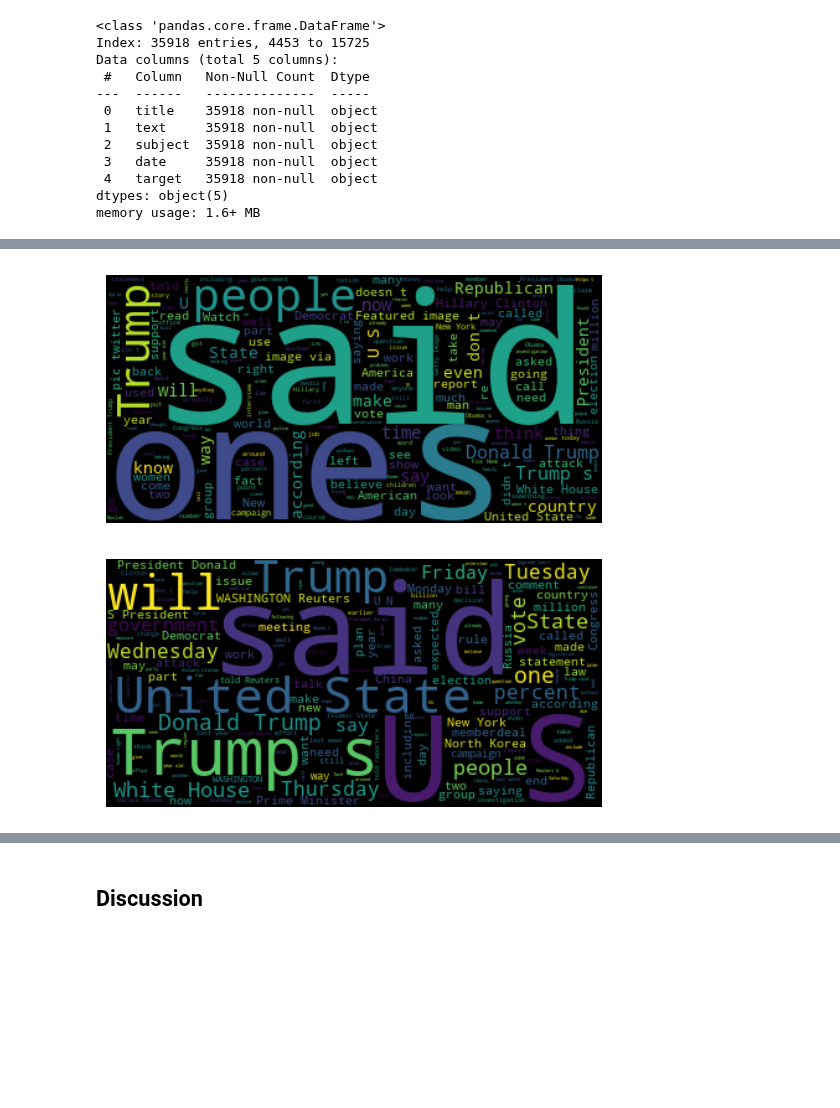
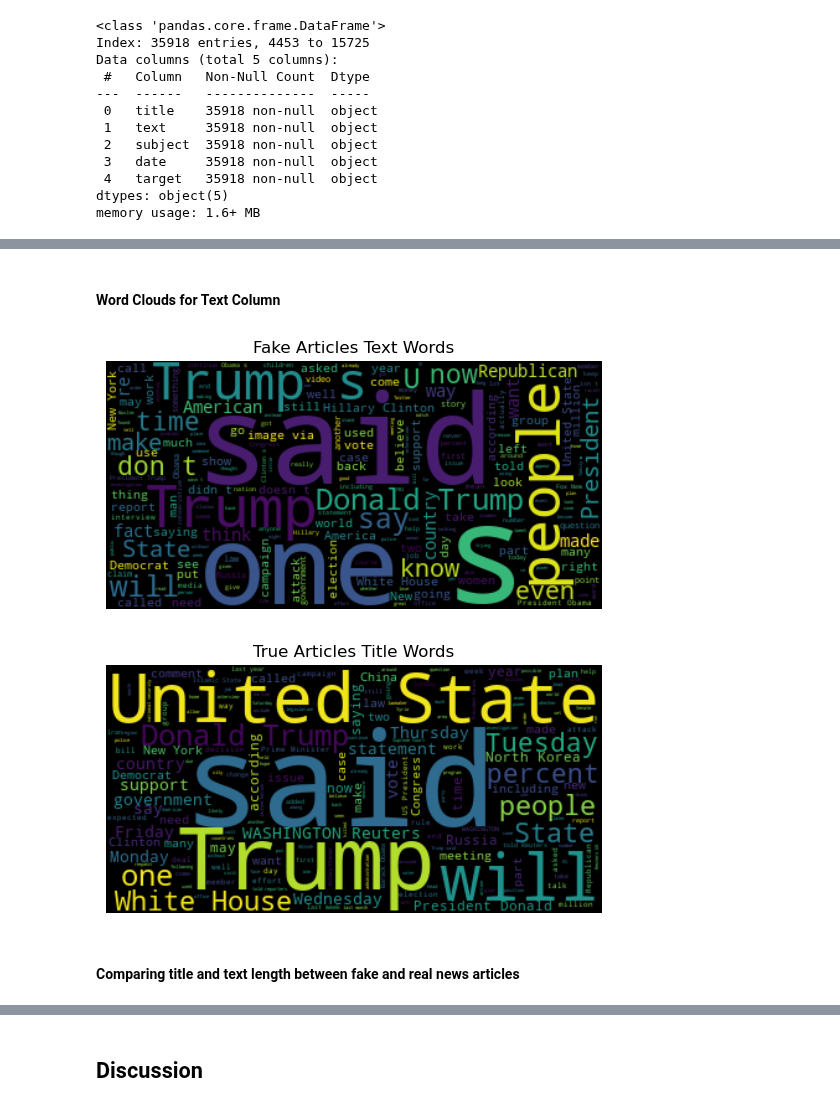
Before and after one commit to Vin-dictive/fake-real-news-detection, a Jupyter notebook: notebooks/analysis.ipynb, the cells around one changed output, grey strips where cells are left out. Saved outputs shown, nothing was run; the diff lists cells and outputs as text; code cells hidden in the pictures; blank space fills up the shorter version.

Commit message:
added word cloud for title words and histograms for title and text lengths

```diff
--- a/notebooks/analysis.ipynb
+++ b/notebooks/analysis.ipynb
@@ -85,5 +87,14 @@ count_chart
 # %%
 fake_text = train_df[train_df['target'] == 'Fake']['text']
 true_text = train_df[train_df['target'] == 'True']['text']
+fake_text = fake_text.str.replace(r'[^\w\s]', '', regex=True) # remove punctuation
+true_text = true_text.str.replace(r'[^\w\s]', '', regex=True) # remove punctuation
 fake_words = fake_text.str.cat(sep=" ")
 true_words = true_text.str.cat(sep=" ")
+
+fake_titles = train_df[train_df['target'] == 'Fake']['title']
+true_titles = train_df[train_df['target'] == 'True']['title']
+fake_titles = fake_titles.str.replace(r'[^\w\s]', '', regex=True) # remove punctuation
+true_ttitles = true_titles.str.replace(r'[^\w\s]', '', regex=True) # remove punctuation
+fake_title_words = fake_titles.str.cat(sep=" ")
+true_title_words = true_titles.str.cat(sep=" ")
@@ -90,16 +121,22 @@ true_words = true_text.str.cat(sep=" ")
+# %% [markdown]
+#### Word Clouds for Text Column
 # %%
 wordcloud_fake = WordCloud().generate(fake_words)
 plt.figure()
 plt.imshow(wordcloud_fake, interpolation="bilinear")
+plt.title("Fake Articles Text Words")
 plt.axis("off")
 plt.show()
 # %% [output]
-[figure, old version]
+[figure, new version]
 # %%
 wordcloud_true = WordCloud().generate(true_words)
 plt.figure()
 plt.imshow(wordcloud_true, interpolation="bilinear")
+plt.title("True Articles Title Words")
 plt.axis("off")
 plt.show()
 # %% [output]
-[figure, old version]
+[figure, new version]
+# %% [markdown]
+#### Comparing title and text length between fake and real news articles
```
Also changed, not shown: parts of 8 cells of this notebook.
